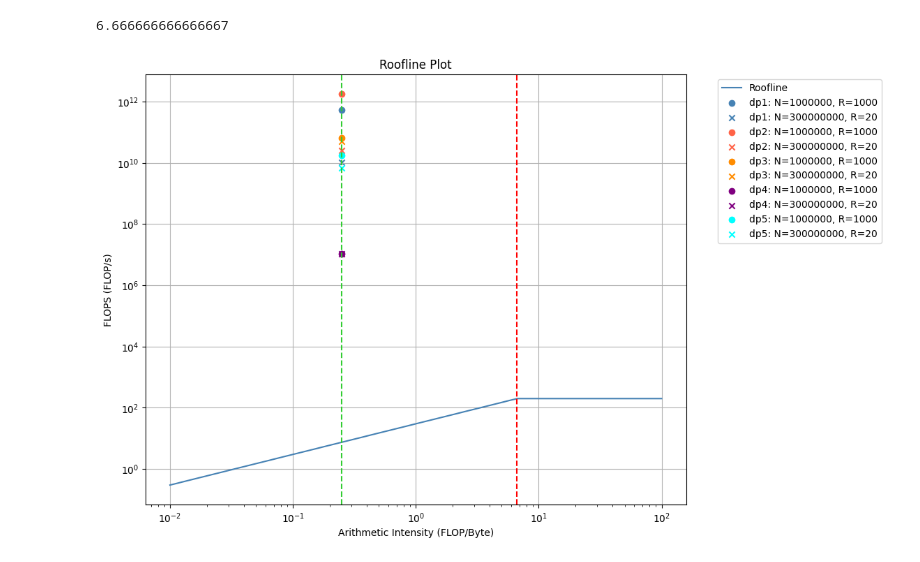
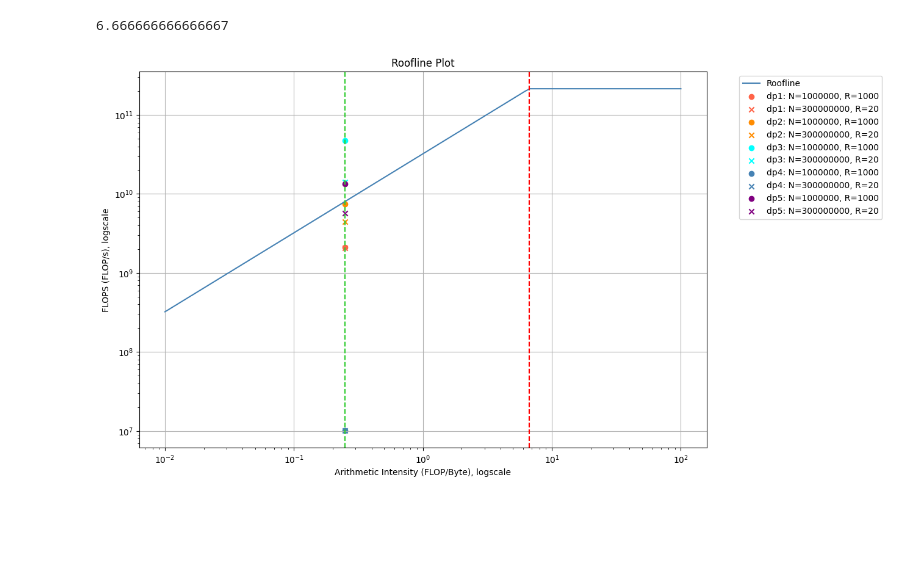
Before and after one commit to Tptrix29/COMS6998_HPML, a Jupyter notebook: hw1/vis.ipynb, the cells around one changed output. Saved outputs shown, nothing was run; the diff lists cells and outputs as text; code cells hidden in the pictures; blank space fills up the shorter version.

```diff
--- a/hw1/vis.ipynb
+++ b/hw1/vis.ipynb
@@ -105,8 +105,9 @@ panel(df)
 # %% [markdown]
 ### Roofline Plot
 # %%
-BANDWIDTH = 30  # GB/s
-MAX_FLOPS = 200  # GFLOPS
+GB2B = 2 ** 30
+BANDWIDTH = 30 * GB2B # B/s
+MAX_FLOPS = 200 * GB2B # FLOPS
 balance_point = MAX_FLOPS / BANDWIDTH  # FLOP/Byte
 ai_range = np.logspace(np.log10(0.01), np.log10(100), 100)
 roofline = np.minimum(MAX_FLOPS, BANDWIDTH * ai_range)
@@ -117,32 +118,36 @@ balance_point
 df['arithmetic_intensity'] = 2 * df['N'] / (2 * df['N'] * 4)  # FLOP/Byte
 # %%
 color_dict = {
-    "dp1": "steelblue",
-    "dp2": "tomato",
-    "dp3": "darkorange",
-    "dp4": "purple",
-    "dp5": "aqua",
+    "dp1": "tomato",
+    "dp2": "darkorange",
+    "dp3": "aqua",
+    "dp4": "steelblue",
+    "dp5": "purple",
 }
 marker_dict = {
     1000000: "o",
     300000000: "x",
 }
 colors = df['Benchmark'].map(lambda x: color_dict[x])
 markers = df['N'].map(lambda x: marker_dict[x])
 x, y = df['arithmetic_intensity'], df['FLOP/sec']
 labels = df.apply(lambda x: f"{x['Benchmark']}: N={x['N']}, R={x['R']}", axis=1)
-plt.figure(figsize=(10, 8))
-plt.loglog(ai_range, roofline, label='Roofline', color='steelblue')
-for i in range(len(x)):
-    plt.scatter(x[i], y[i], color=colors[i], marker=markers[i], label=labels[i])
 
-plt.xlabel('Arithmetic Intensity (FLOP/Byte)')
-plt.ylabel('FLOPS (FLOP/s)')
-plt.axvline(balance_point, color='red', linestyle='--')
-plt.axvline(df['arithmetic_intensity'].max(), color='limegreen', linestyle='--')
-plt.title('Roofline Plot')
-plt.grid(True)
-plt.legend(bbox_to_anchor=(1.05, 1), loc='upper left')
-plt.show()
+def vis() -> plt.figure:
+    plt.figure(figsize=(12, 8))
+    plt.loglog(ai_range, roofline, label='Roofline', color='steelblue')
+    for i in range(len(x)):
+        plt.scatter(x[i], y[i], color=colors[i], marker=markers[i], label=labels[i])
+
+    plt.xlabel('Arithmetic Intensity (FLOP/Byte), logscale')
+    plt.ylabel('FLOPS (FLOP/s), logscale')
+    plt.axvline(balance_point, color='red', linestyle='--')
+    plt.axvline(df['arithmetic_intensity'].max(), color='limegreen', linestyle='--')
+    plt.title('Roofline Plot')
+    plt.grid(True)
+    plt.legend(bbox_to_anchor=(1.05, 1), loc='upper left')
+    return plt
+
+vis().savefig("img/roofline.png", bbox_inches='tight')
 # %% [output]
-[figure, old version]
+[figure, new version]
```
Also changed, not shown: parts of 3 cells of this notebook, 8 other files.
